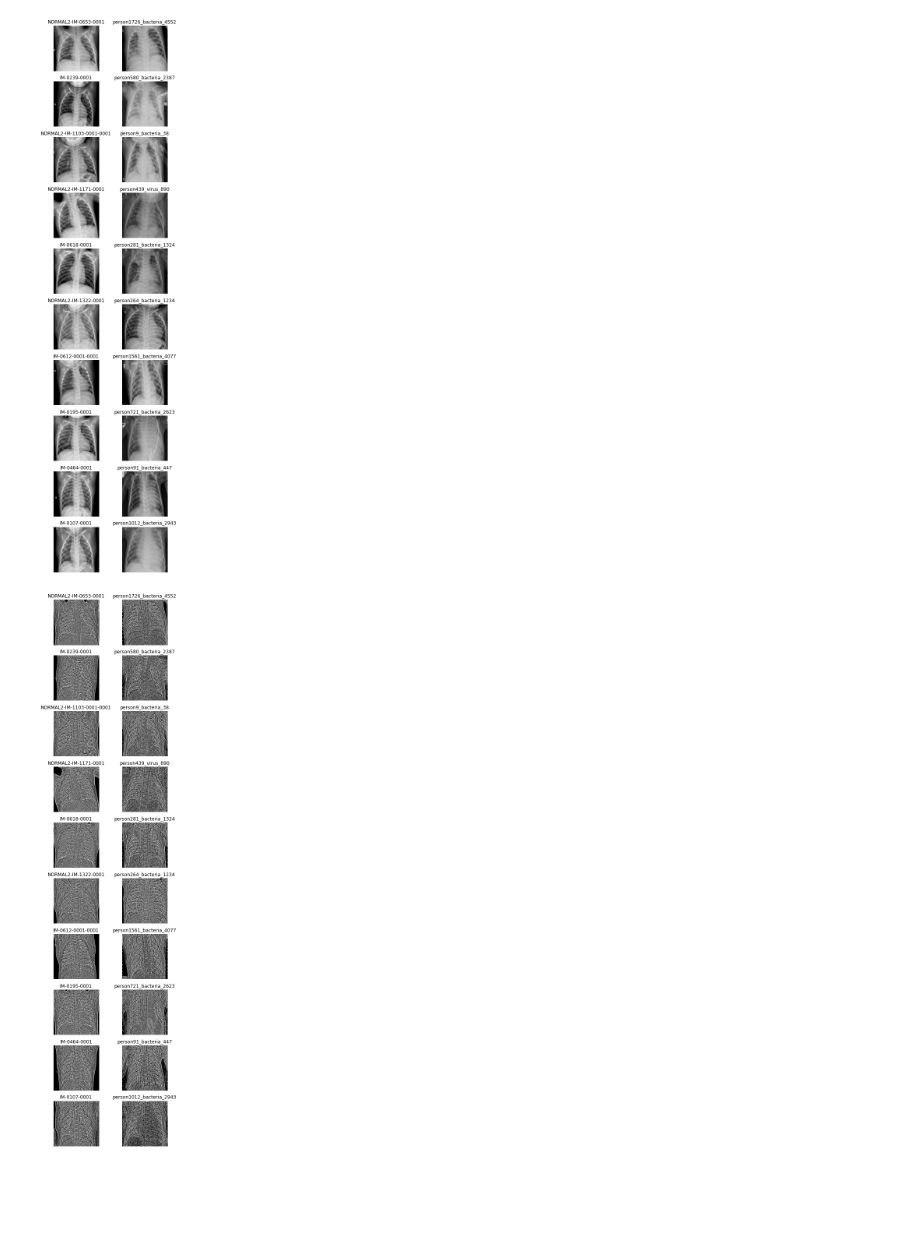
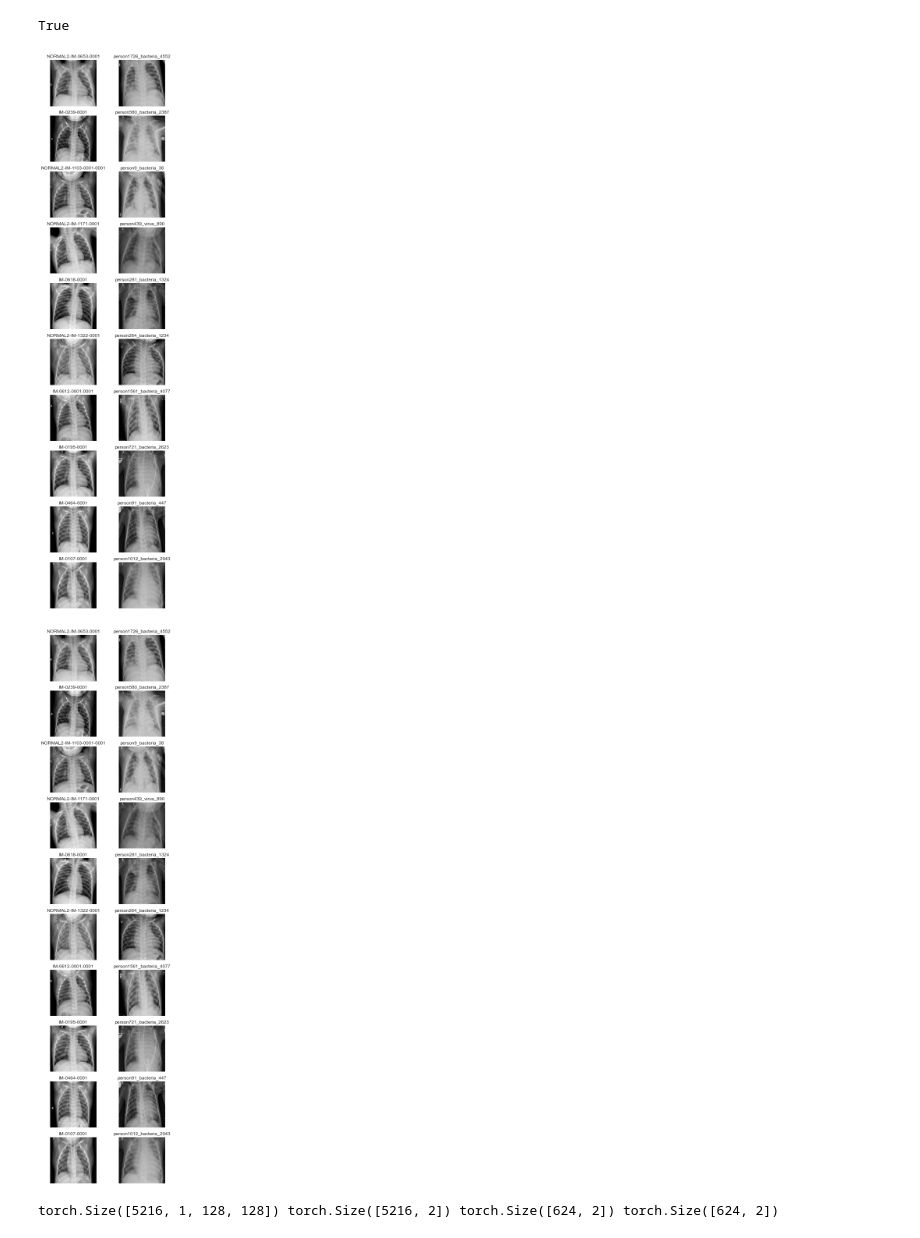
Before and after one commit to JulienAlardot/computer_vision, a Jupyter notebook: ml_core/data_analysis.ipynb, the cells around one changed output. Cells and saved outputs as stored; diff of their text form; code cells hidden in the pictures; blank space fills up the shorter version.

Commit message:
Image preprocessing tests

```diff
--- a/ml_core/data_analysis.ipynb
+++ b/ml_core/data_analysis.ipynb
@@ -10,4 +14,8 @@ import cv2
 np.random.seed(42)
+# %%
+torch.cuda.is_available()
+# %% [output]
+True
 # %%
 root_path = os.path.join(os.path.abspath('..'),"data", "chest_xray")
 folders = ('test', 'train', 'val')
@@ -30,20 +38,20 @@ for column, img_type in enumerate(img_types):
 # %%
 fig:plt.Figure = plt.figure(figsize=(img_sample*10/2,2*10),dpi=72)
 for i in range(img_sample):
     for j in range(len(img_types)):
         plot_pos = i*2 + j + 1
         img = images[i,j]
         ax: plt.Axes = fig.add_subplot(img_sample,2,plot_pos)
         ax.axis("off")
         img_ar = cv2.imread(img)
-        img_ar = cv2.resize(img_ar, (512,512))
+        img_ar = cv2.resize(img_ar, (256,256))
         cv2.cvtColor(img_ar, cv2.COLOR_BGR2GRAY)
         ax.imshow(img_ar, cmap="gray")
         ax.set_title(img.split(".")[0].split("\\")[-1].split("/")[-1])
 plt.tight_layout(w_pad=-205)
 plt.show()
 # %% [output]
-[figure, old version]
+[figure, new version]
 # %%
 
 fig:plt.Figure = plt.figure(figsize=(img_sample*10/2,2*10),dpi=72)
@@ -55,8 +63,8 @@ for i in range(img_sample):
         ax.axis("off")
         img_ar = cv2.imread(img)
         cv2.cvtColor(img_ar, cv2.COLOR_BGR2GRAY)
-        img_ar = cv2.resize(img_ar, (512,512))
-        img_ar = img_ar - cv2.bilateralFilter(img_ar,9,55,99)
+        img_ar = cv2.resize(img_ar, (128,128))
+        # img_ar = img_ar - cv2.bilateralFilter(img_ar,3,90,90)
 
         # img_ar = cv2.GaussianBlur(img_ar,(21,21),10)
         ax.imshow(img_ar, cmap="gray")
@@ -64,4 +72,4 @@ for i in range(img_sample):
 plt.tight_layout(w_pad=-205)
 plt.show()
 # %% [output]
-[figure, old version]
+[figure, new version]
@@ -67,0 +100,60 @@ plt.show()
+# %%
+def preprocess(x, resize = 128):
+    # img_ar = cv2.imread(img)
+    x = cv2.cvtColor(x, cv2.COLOR_BGR2GRAY)
+    x = cv2.resize(x, (resize,resize))
+    x = x.reshape(resize,resize,1)
+    # x = (x - cv2.bilateralFilter(x,7,40,40))
+    x = (x - x.mean()).astype(np.float64)
+    x = (x / x.max()).astype(np.float64)
+    return x
+
+def unison_shuffled_copies(a, b):
+    assert len(a) == len(b)
+    p = np.random.permutation(len(a))
+    return a[p], b[p]
+
+path1 = os.path.join(root_path, "train", "NORMAL")
+path2 = os.path.join(root_path, "train", "PNEUMONIA")
+path3 = os.path.join(root_path, "test", "NORMAL")
+path4 = os.path.join(root_path, "test", "PNEUMONIA")
+images1 = [preprocess(cv2.imread(os.path.join(path1, f))) for f in os.listdir(path1)]
+images2 = [preprocess(cv2.imread(os.path.join(path2, f))) for f in os.listdir(path2)]
+images3 = [preprocess(cv2.imread(os.path.join(path3, f))) for f in os.listdir(path3)]
+images4 = [preprocess(cv2.imread(os.path.join(path4, f))) for f in os.listdir(path4)]
+X_train1 = np.zeros((len(images1),*images1[0].shape))
+X_train2 = np.zeros((len(images2),*images2[0].shape))
+X_test1 = np.zeros((len(images3),*images3[0].shape))
+X_test2 = np.zeros((len(images4),*images4[0].shape))
+for i in range(len(images1)):
+    X_train1[i] = images1[i]
+for i in range(len(images2)):
+    X_train2[i] = images2[i]
+for i in range(len(images3)):
+    X_test1[i] = images3[i]
+for i in range(len(images4)):
+    X_test2[i] = images4[i]
+
+y_train1 = np.zeros((len(images1), 2))
+y_train1[:,0] = 1.
+y_train2 = np.zeros((len(images2), 2))
+y_train1[:,1] = 1.
+y_test1 = np.zeros((len(images3), 2))
+y_test1[:,1] = 1.
+y_test2 = np.zeros((len(images4), 2))
+y_test2[:,0] = 1.
+X_train = np.concatenate((X_train1, X_train2))
+y_train = np.concatenate((y_train1, y_train2))
+X_test = np.concatenate((y_test1, y_test2))
+y_test = np.concatenate((y_test1, y_test2))
+
+X_train, y_train = unison_shuffled_copies(X_train,y_train)
+X_test, y_test = unison_shuffled_copies(X_test,y_test)
+
+X_train = torch.tensor(np.moveaxis(X_train,[-1],[1]))
+y_train = torch.tensor(y_train)
+X_test = torch.tensor(np.moveaxis(X_test,[-1],[1]))
+y_test = torch.tensor(y_test)
+print(X_train.shape, y_train.shape,X_test.shape,y_test.shape)
+# %% [output]
+torch.Size([5216, 1, 128, 128]) torch.Size([5216, 2]) torch.Size([624, 2]) torch.Size([624, 2])
```
Also changed, not shown: parts of 8 cells of this notebook.
